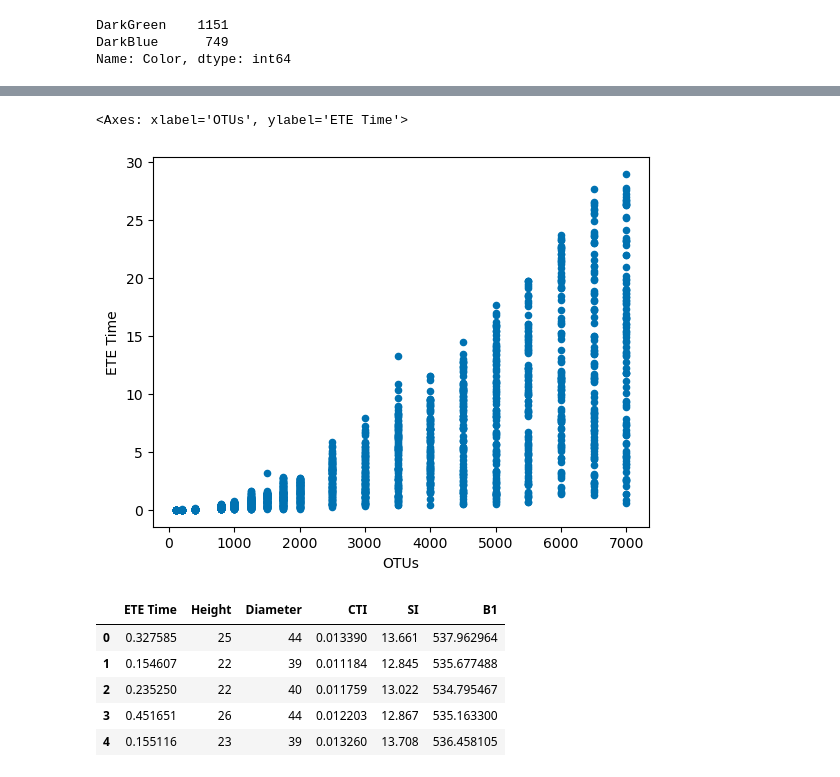
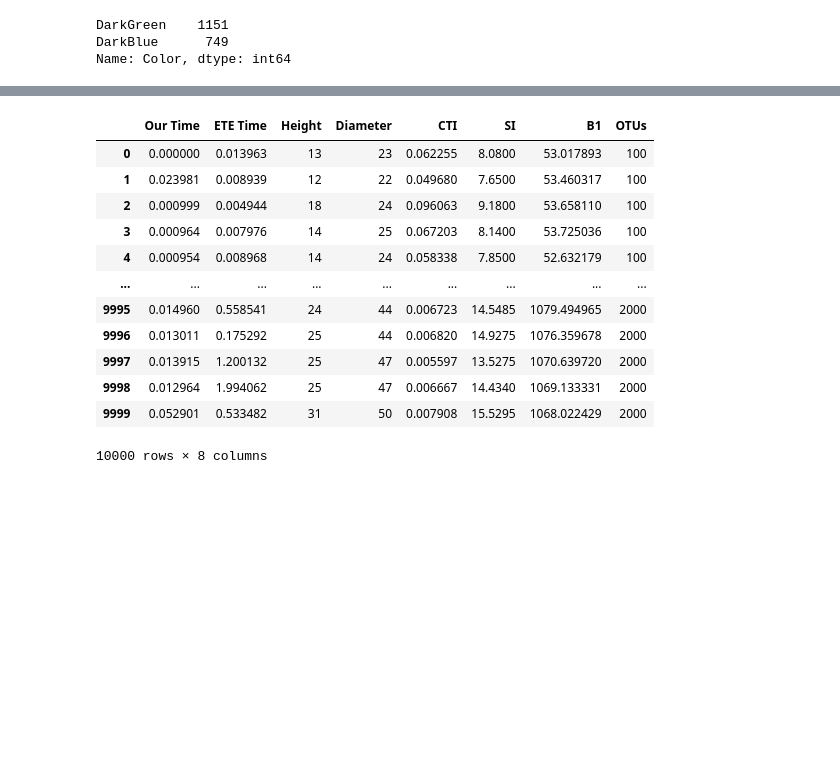
Before and after one commit to rhit-davisoc/OrthoParaTesting, a Jupyter notebook: Automated Tests/data_analysis.ipynb, the cells around one changed output, grey strips where cells are left out. Saved outputs shown, nothing was run; the diff lists cells and outputs as text; code cells hidden in the pictures; blank space fills up the shorter version.

```diff
--- a/Automated Tests/data_analysis.ipynb
+++ b/Automated Tests/data_analysis.ipynb
@@ -49,15 +206,17 @@ df.boxplot(column=['ETE Time'], by='OTUs',figsize=(10,5))
-# %%
-df.plot.scatter(x="OTUs",y="ETE Time")
-# %% [output]
-<Axes: xlabel='OTUs', ylabel='ETE Time'>
-[figure, removed]
 # %%
-met_df = pd.read_pickle("./time_data/metric_data_otu1000_para_4.pkl")
-met_df.head()
+df = pd.read_pickle("./time_data/compact_compare_2.pkl")
+df
 # %% [output]
-|  | ETE Time | Height | Diameter | CTI | SI | B1 |
-| 0 | 0.327585 | 25 | 44 | 0.013390 | 13.661 | 537.962964 |
-| 1 | 0.154607 | 22 | 39 | 0.011184 | 12.845 | 535.677488 |
-| 2 | 0.235250 | 22 | 40 | 0.011759 | 13.022 | 534.795467 |
-| 3 | 0.451651 | 26 | 44 | 0.012203 | 12.867 | 535.163300 |
-| 4 | 0.155116 | 23 | 39 | 0.013260 | 13.708 | 536.458105 |
+|  | Our Time | ETE Time | Height | Diameter | CTI | SI | B1 | OTUs |
+| 0 | 0.000000 | 0.013963 | 13 | 23 | 0.062255 | 8.0800 | 53.017893 | 100 |
+| 1 | 0.023981 | 0.008939 | 12 | 22 | 0.049680 | 7.6500 | 53.460317 | 100 |
+| 2 | 0.000999 | 0.004944 | 18 | 24 | 0.096063 | 9.1800 | 53.658110 | 100 |
+| 3 | 0.000964 | 0.007976 | 14 | 25 | 0.067203 | 8.1400 | 53.725036 | 100 |
+| 4 | 0.000954 | 0.008968 | 14 | 24 | 0.058338 | 7.8500 | 52.632179 | 100 |
+| ... | ... | ... | ... | ... | ... | ... | ... | ... |
+| 9995 | 0.014960 | 0.558541 | 24 | 44 | 0.006723 | 14.5485 | 1079.494965 | 2000 |
+| 9996 | 0.013011 | 0.175292 | 25 | 44 | 0.006820 | 14.9275 | 1076.359678 | 2000 |
+| 9997 | 0.013915 | 1.200132 | 25 | 47 | 0.005597 | 13.5275 | 1070.639720 | 2000 |
+| 9998 | 0.012964 | 1.994062 | 25 | 47 | 0.006667 | 14.4340 | 1069.133331 | 2000 |
+| 9999 | 0.052901 | 0.533482 | 31 | 50 | 0.007908 | 15.5295 | 1068.022429 | 2000 |
+10000 rows × 8 columns
```
Also changed, not shown: parts of 27 cells of this notebook, 37 other files.
